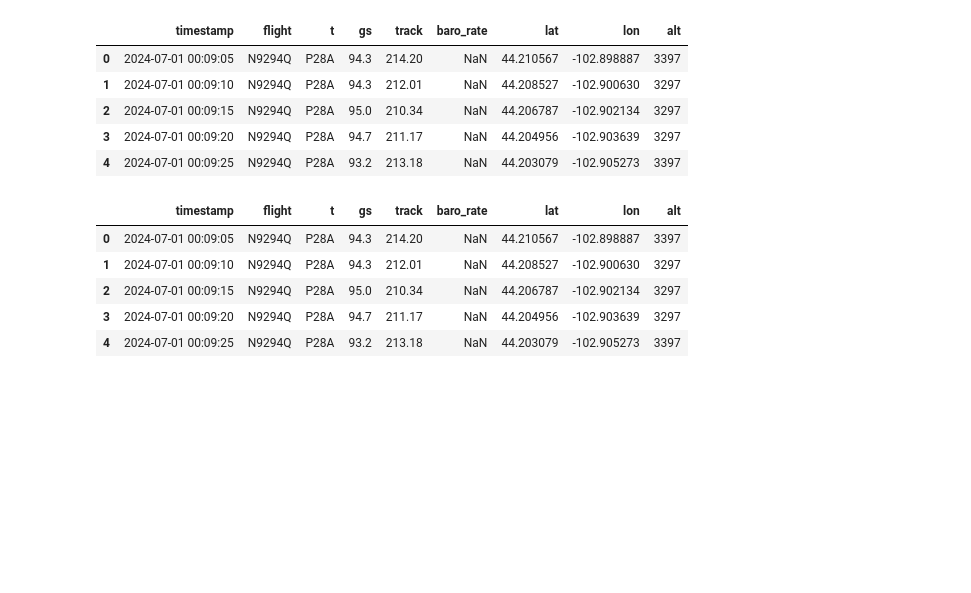
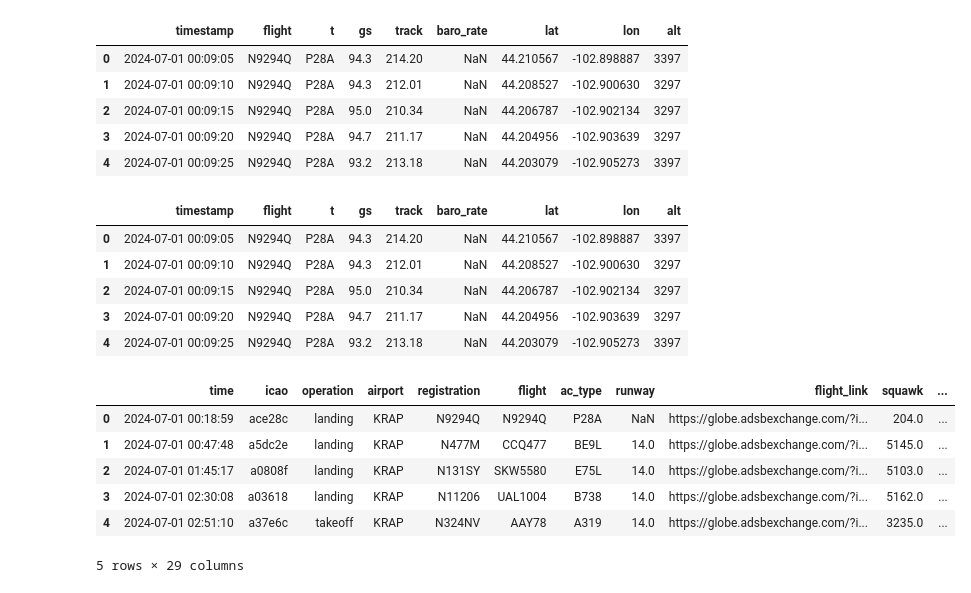
Before and after one commit to ghRevelle/pytc, a Jupyter notebook: data/data_cleaner.ipynb, the cells around one changed output. Cells and saved outputs as stored; diff of their text form; code cells hidden in the pictures; blank space fills up the shorter version.

Commit message:
updated data cleaner for operations

```diff
--- a/data/data_cleaner.ipynb
+++ b/data/data_cleaner.ipynb
@@ -119,3 +119,16 @@ filtered_aircraft.head()
 # Save cleaned data
 
 filtered_aircraft.to_csv('aircraft_cleaned.csv', index=False)
+# %%
+# Load operations data
+filtered_operations = pd.read_csv('filtered_operations.csv')
+
+filtered_operations.head()
+# %% [output]
+|  | time | icao | operation | airport | registration | flight | ac_type | runway | flight_link | squawk | ... |
+| 0 | 2024-07-01 00:18:59 | ace28c | landing | KRAP | N9294Q | N9294Q | P28A | NaN | https://globe.adsbexchange.com/?i... | 204.0 | ... |
+| 1 | 2024-07-01 00:47:48 | a5dc2e | landing | KRAP | N477M | CCQ477 | BE9L | 14.0 | https://globe.adsbexchange.com/?i... | 5145.0 | ... |
+| 2 | 2024-07-01 01:45:17 | a0808f | landing | KRAP | N131SY | SKW5580 | E75L | 14.0 | https://globe.adsbexchange.com/?i... | 5103.0 | ... |
+| 3 | 2024-07-01 02:30:08 | a03618 | landing | KRAP | N11206 | UAL1004 | B738 | 14.0 | https://globe.adsbexchange.com/?i... | 5162.0 | ... |
+| 4 | 2024-07-01 02:51:10 | a37e6c | takeoff | KRAP | N324NV | AAY78 | A319 | 14.0 | https://globe.adsbexchange.com/?i... | 3235.0 | ... |
+5 rows × 29 columns
```
Also changed, not shown: parts of 3 cells of this notebook.
